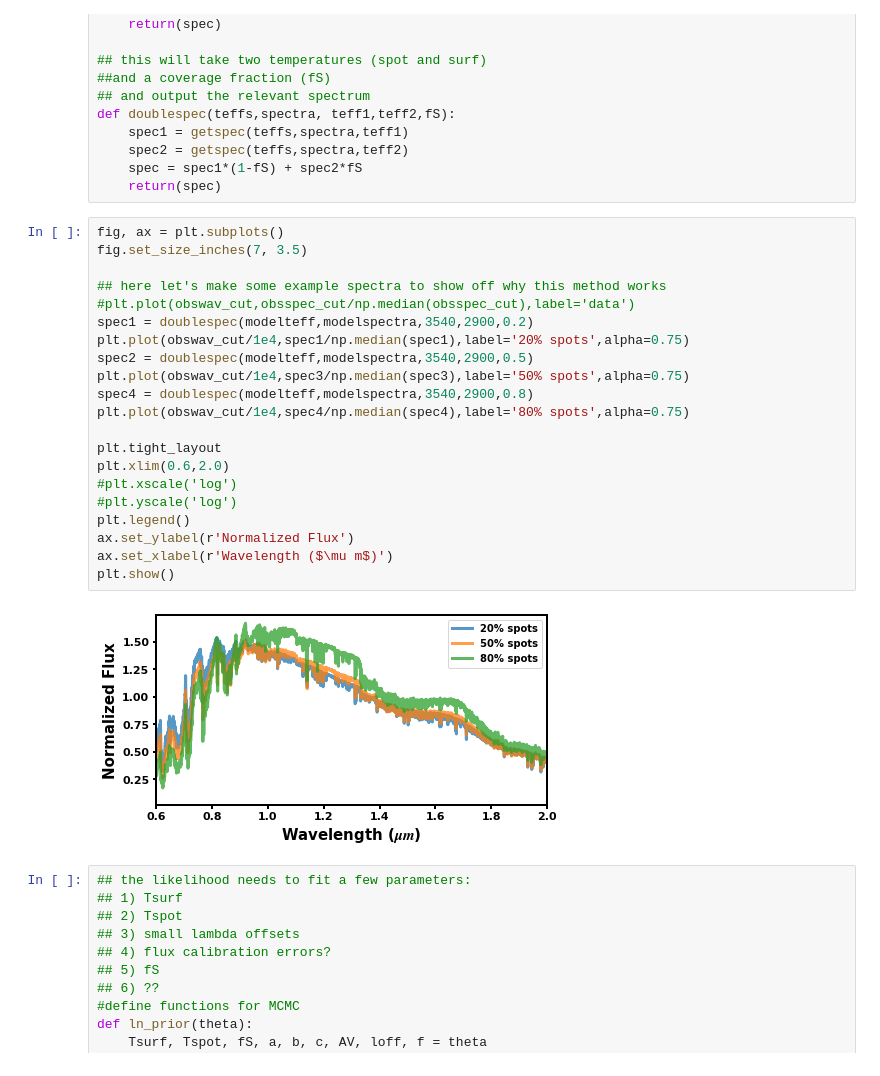
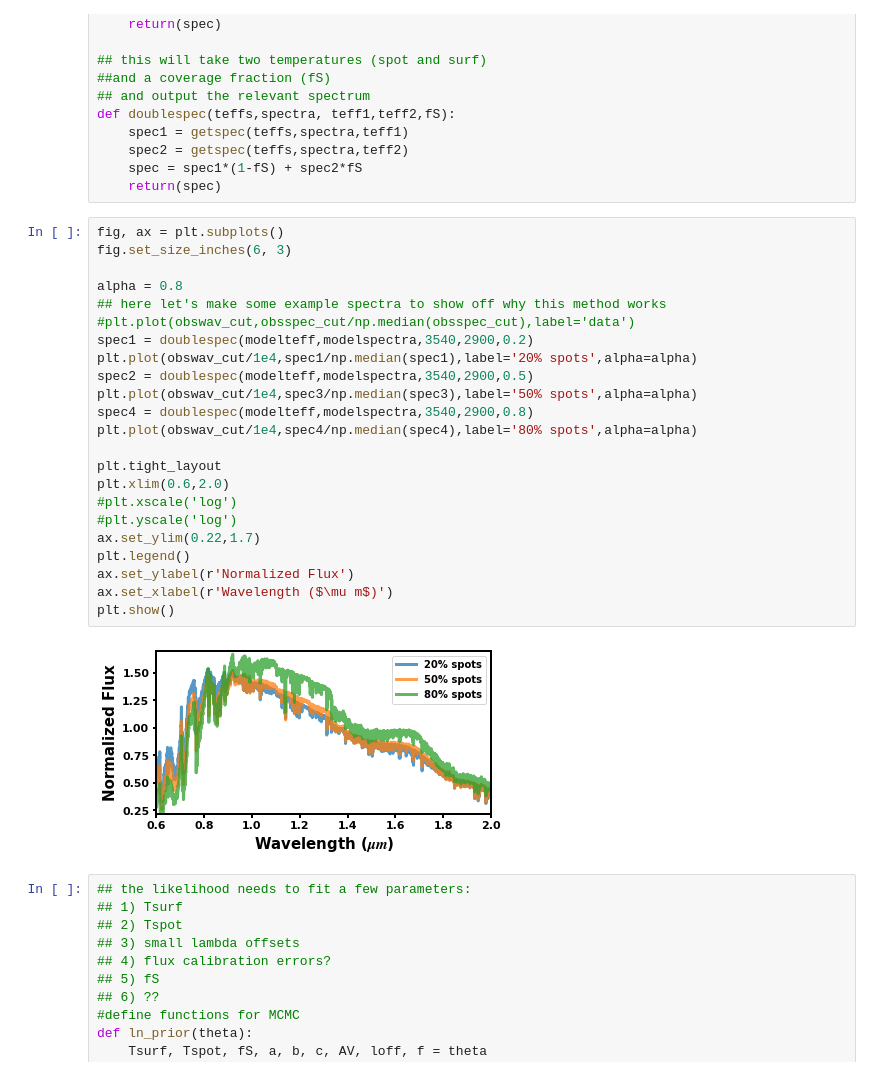
Before and after one commit to awmann/K233Spots, a Jupyter notebook: multi_spec_fit.ipynb, the cells around one changed output. Saved outputs shown, nothing was run; the diff lists cells and outputs as text.

Commit message:
plotting2

```diff
--- a/multi_spec_fit.ipynb
+++ b/multi_spec_fit.ipynb
@@ -167,27 +167,29 @@ def doublespec(teffs,spectra, teff1,teff2,fS):
     return(spec)
 # %%
 fig, ax = plt.subplots()
-fig.set_size_inches(7, 3.5)
+fig.set_size_inches(6, 3)
 
+alpha = 0.8
 ## here let's make some example spectra to show off why this method works
 #plt.plot(obswav_cut,obsspec_cut/np.median(obsspec_cut),label='data')
 spec1 = doublespec(modelteff,modelspectra,3540,2900,0.2)
-plt.plot(obswav_cut/1e4,spec1/np.median(spec1),label='20% spots',alpha=0.75)
+plt.plot(obswav_cut/1e4,spec1/np.median(spec1),label='20% spots',alpha=alpha)
 spec2 = doublespec(modelteff,modelspectra,3540,2900,0.5)
-plt.plot(obswav_cut/1e4,spec3/np.median(spec3),label='50% spots',alpha=0.75)
+plt.plot(obswav_cut/1e4,spec3/np.median(spec3),label='50% spots',alpha=alpha)
 spec4 = doublespec(modelteff,modelspectra,3540,2900,0.8)
-plt.plot(obswav_cut/1e4,spec4/np.median(spec4),label='80% spots',alpha=0.75)
+plt.plot(obswav_cut/1e4,spec4/np.median(spec4),label='80% spots',alpha=alpha)
 
 plt.tight_layout
 plt.xlim(0.6,2.0)
 #plt.xscale('log')
 #plt.yscale('log')
+ax.set_ylim(0.22,1.7)
 plt.legend()
 ax.set_ylabel(r'Normalized Flux')
 ax.set_xlabel(r'Wavelength ($\mu m$)')
 plt.show()
 # %% [output]
-[figure, old version]
+[figure, new version]
 # %%
 ## the likelihood needs to fit a few parameters:
 ## 1) Tsurf
```
Also changed, not shown: 2 other files.
